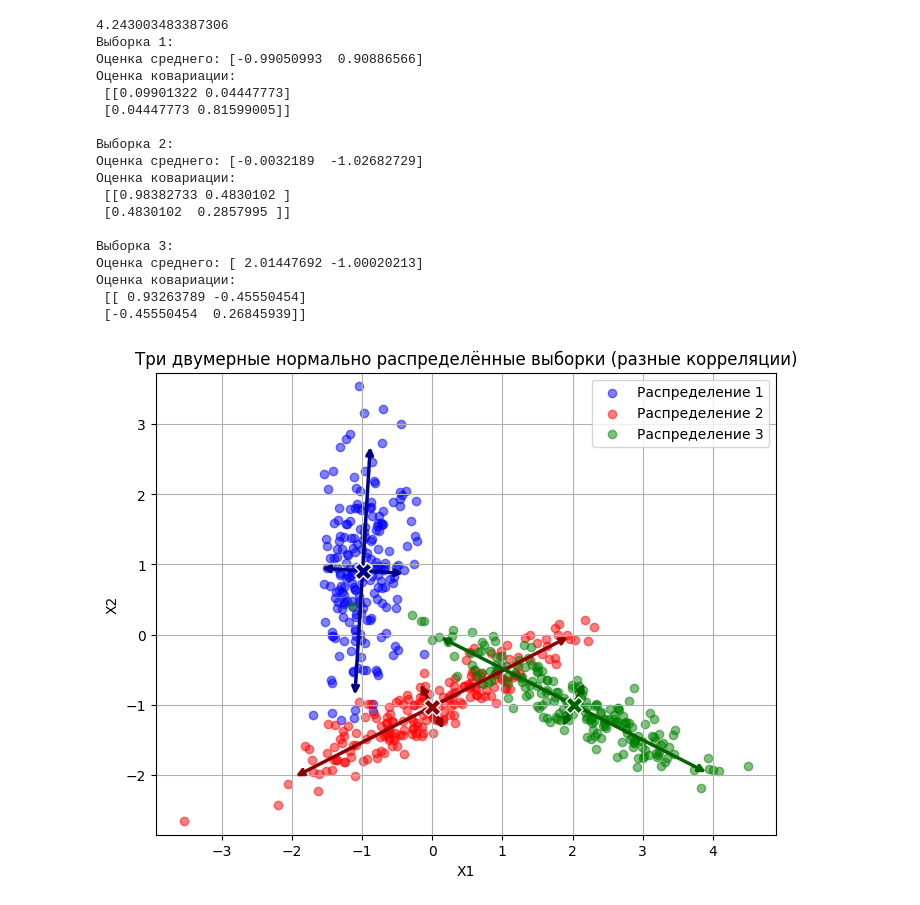
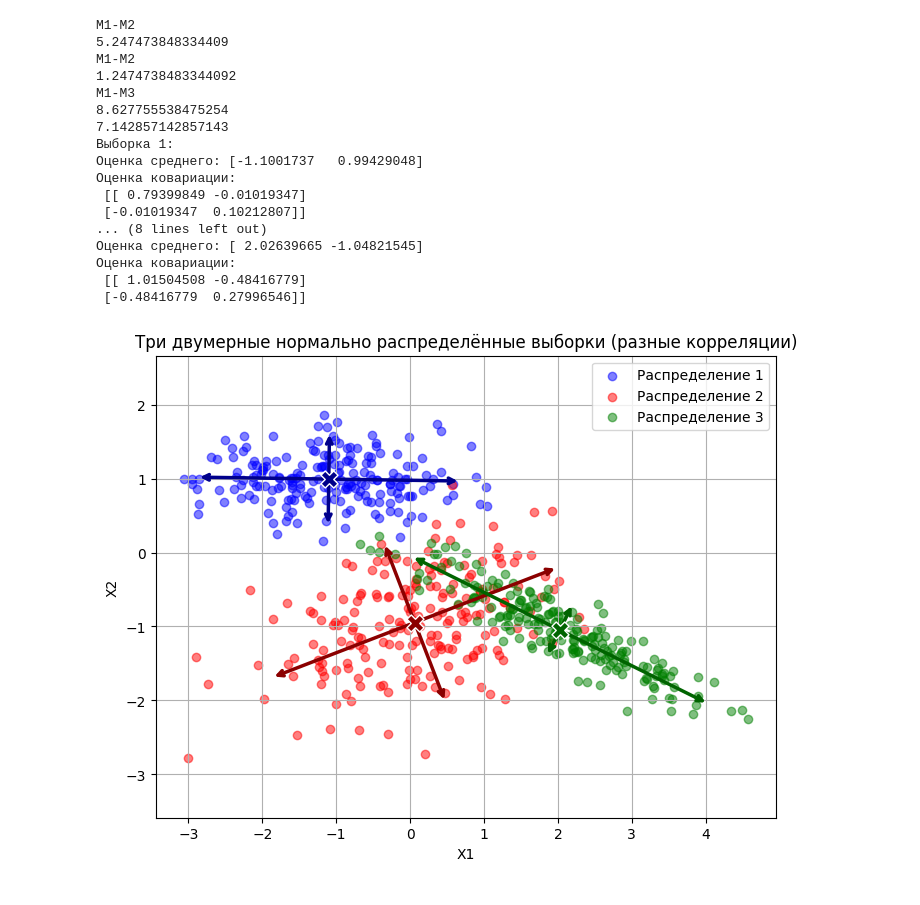
Before and after one commit to Darowiin/MoiRO, a Jupyter notebook: lab_1/moiro_lab_1.ipynb, the cells around one changed output. Drawn from its saved outputs; the diff is of its cells as text; code cells hidden in the pictures.

```diff
--- a/lab_1/moiro_lab_1.ipynb
+++ b/lab_1/moiro_lab_1.ipynb
@@ -29,7 +29,7 @@ def generate_normal_2d(M, B, N):
 def mahalanobis_distance(m1, m2, B):
     """
     m1, m2: средние векторы
-    B: ковариационная матрица (общая для обоих распределений)
+    B: ковариационная матрица
     """
     m1 = np.asarray(m1)
     m2 = np.asarray(m2)
@@ -45,7 +45,6 @@ def bhattacharyya_distance(m1, m2, B1, B2):
     """
     m1, m2: средние векторы
     B1, B2: ковариационные матрицы распределений
-    Используем коэффициент 1/4, как в методичке.
     """
     m1 = np.asarray(m1)
     m2 = np.asarray(m2)
@@ -77,16 +76,13 @@ def plot_distribution_features(M, B, ax, color='black'):
     """
     ax.scatter(M[0], M[1], color=color, marker='X', s=150, zorder=5, edgecolors='white')
 
-    # Вычисляем собственные значения и векторы ковариационной матрицы
     eigenvalues, eigenvectors = np.linalg.eigh(B)
 
     scale = 2.0
 
     for i in range(2):
-        # Вектор, масштабированный на корень из собственного значения
         direction = eigenvectors[:, i] * np.sqrt(eigenvalues[i]) * scale
 
-        # Рисуем стрелки в обе стороны от центра
         ax.annotate('', xy=M + direction, xytext=M,
                     arrowprops=dict(arrowstyle="->", color=color, lw=2.5, zorder=4))
         ax.annotate('', xy=M - direction, xytext=M,
@@ -95,19 +91,17 @@ def plot_distribution_features(M, B, ax, color='black'):
 import matplotlib.pyplot as plt
 import numpy as np
 
-a = 0.4
+a = 0.7
 b = 0
 M1 = [-1, 1]
+M2 = [0, -1]
 
 B = [[a, b],
      [b, a]]
 
 N = 200
 
-M2 = [0, -1]
-
-print(bhattacharyya_distance(M1, M2, B, B))
-#print(mahalanobis_distance(M1, M2, B))
+print(mahalanobis_distance(M1, M2, B))
 
 X1 = generate_normal_2d(M1, B, N)
 X2 = generate_normal_2d(M2, B, N)
@@ -166,13 +160,13 @@ N = 200
 
 M1 = [-1.0, 1.0]
 
-B1 = [[0.1, 0],
-     [0, 0.9]]
+B1 = [[0.9, 0],
+     [0, 0.1]]
 
 M2 = [0.0, -1.0]
 
-B2 = [[1, 0.5],
-     [0.5, 0.3]]
+B2 = [[1, 0.25],
+     [0.25, 0.4]]
 
 
 M3 = [2.0, -1.0]
@@ -180,8 +174,14 @@ M3 = [2.0, -1.0]
 B3 = [[1, -0.5],
      [-0.5, 0.3]]
 
+print("M1-M2")
 print(bhattacharyya_distance(M1, M2, B1, B2))
-# print(mahalanobis_distance(M1, M2, B))
+print("M1-M2")
+print(bhattacharyya_distance(M2, M3, B1, B2))
+print("M1-M3")
+print(bhattacharyya_distance(M1, M3, B1, B2))
+
+print(mahalanobis_distance(M1, M2, B))
 
 X1 = generate_normal_2d(M1, B1, N)
 X2 = generate_normal_2d(M2, B2, N)
@@ -204,49 +204,48 @@ print("Оценка среднего:", M_hat2)
 print("Оценка ковариации:\n", B_hat2)
 
 M_hat3 = X3.mean(axis=0)
 B_hat3 = np.cov(X3, rowvar=False)
 
 print("\nВыборка 3:")
 print("Оценка среднего:", M_hat3)
 print("Оценка ковариации:\n", B_hat3)
 
 
 fig, ax = plt.subplots(figsize=(8,6))
 
 ax.scatter(X1[:, 0], X1[:, 1], color='blue', alpha=0.5, label='Распределение 1')
 ax.scatter(X2[:, 0], X2[:, 1], color='red', alpha=0.5, label='Распределение 2')
 ax.scatter(X3[:, 0], X3[:, 1], color='green', alpha=0.5, label='Распределение 3')
 
 plot_distribution_features(M_hat1, B_hat1, ax, color='darkblue')
 plot_distribution_features(M_hat2, B_hat2, ax, color='darkred')
 plot_distribution_features(M_hat3, B_hat3, ax, color='darkgreen')
 ax.set_xlabel('X1')
 ax.set_ylabel('X2')
 ax.set_title('Три двумерные нормально распределённые выборки (разные корреляции)')
 ax.legend()
 ax.grid(True)
 plt.axis('equal')
 plt.show()
 # %% [output]
-4.243003483387306
+M1-M2
+5.247473848334409
+M1-M2
+1.2474738483344092
+M1-M3
+8.627755538475254
+7.142857142857143
 Выборка 1:
-Оценка среднего: [-0.99050993  0.90886566]
+Оценка среднего: [-1.1001737   0.99429048]
 Оценка ковариации:
- [[0.09901322 0.04447773]
- [0.04447773 0.81599005]]
-
-Выборка 2:
-Оценка среднего: [-0.0032189  -1.02682729]
+ [[ 0.79399849 -0.01019347]
+ [-0.01019347  0.10212807]]
+... (8 lines left out)
+Оценка среднего: [ 2.02639665 -1.04821545]
 Оценка ковариации:
- [[0.98382733 0.4830102 ]
- [0.4830102  0.2857995 ]]
-
-Выборка 3:
-Оценка среднего: [ 2.01447692 -1.00020213]
-Оценка ковариации:
- [[ 0.93263789 -0.45550454]
- [-0.45550454  0.26845939]]
+ [[ 1.01504508 -0.48416779]
+ [-0.48416779  0.27996546]]
-[figure, old version]
+[figure, new version]
 # %%
 import numpy as np
 import matplotlib.pyplot as plt
```
Also changed, not shown: parts of 2 cells of this notebook, 4 other files.
